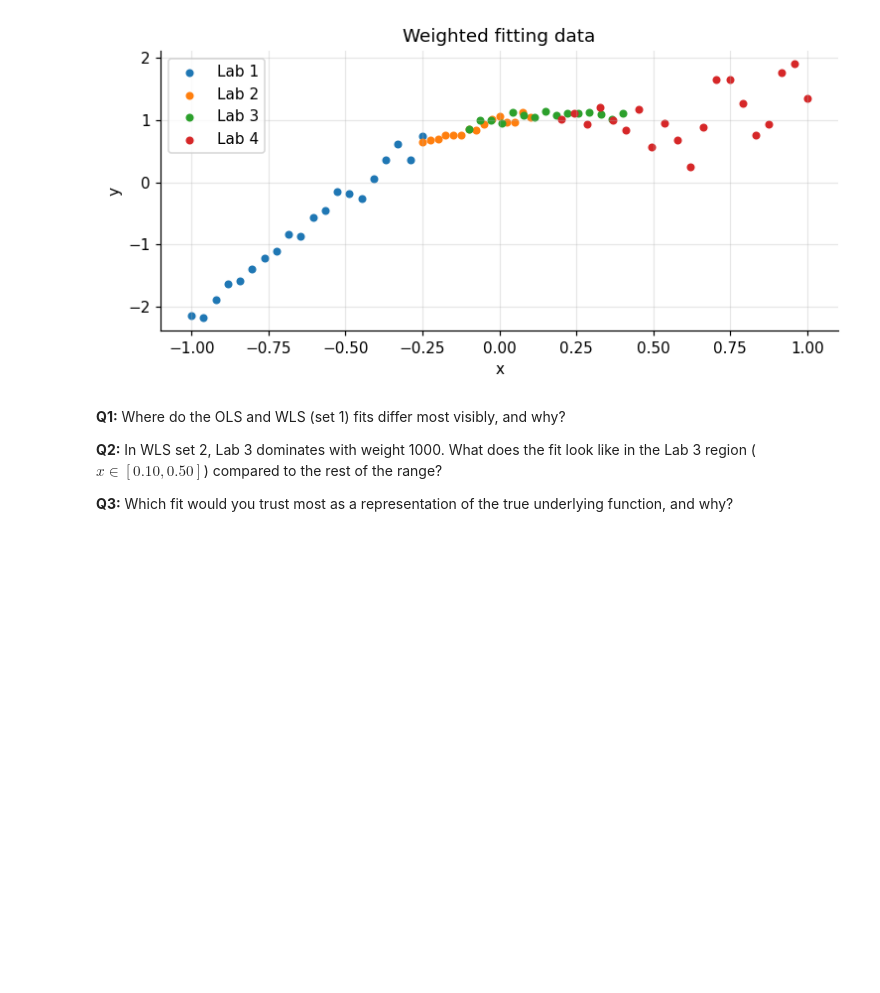
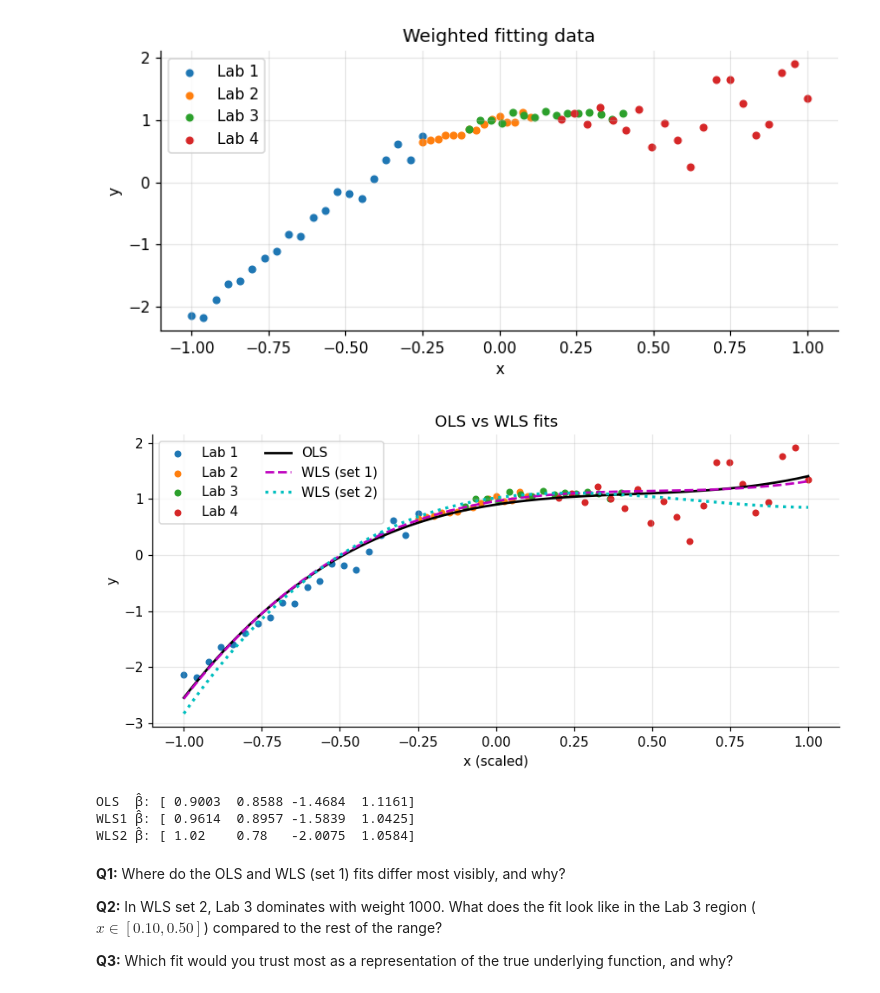
Before and after one commit to RenuBharathi/Python-, a Jupyter notebook: assignments/leastsq/04-lls-01.ipynb, the cells around one changed output. Cells and saved outputs as stored; diff of their text form; code cells hidden in the pictures; blank space fills up the shorter version.

```diff
--- a/assignments/leastsq/04-lls-01.ipynb
+++ b/assignments/leastsq/04-lls-01.ipynb
@@ -573,7 +573,13 @@ def fit_poly_weighted(x, y, w, n):
           (XᵀWX) β = XᵀWy  using np.linalg.solve or np.linalg.lstsq.
     """
     # ── YOUR CODE HERE ────────────────────────────────────────────────────
+    X = vandermonde(x, n)
 
+    W = np.diag(w)
+
+    beta_hat = np.linalg.inv(X.T @ W @ X) @ (X.T @ W @ y)
+
+    return beta_hat
     raise NotImplementedError
     # ──────────────────────────────────────────────────────────────────────
 # %%
@@ -584,39 +590,60 @@ x_sc = x_wls / np.max(np.abs(x_wls))
 # 1. Choose a polynomial order N_POLY by inspecting the scatter plot above.
 # 2. Build weight vector w1 from the reliability ratios in the problem statement
 #    (one weight per data point, based on its lab).
 # 3. Build weight vector w2 for the revised scenario (Lab 3 is 1000× more
 #    reliable than the other labs, which are equally unreliable).
 # 4. Fit OLS and both WLS models using fit_poly / fit_poly_weighted.
 
-N_POLY = ...   # your choice
+N_POLY = 3  # your choice
 
-w1 = ...   # weight set 1
-w2 = ...   # weight set 2
+w1 = np.zeros_like(lab, dtype=float)
 
-beta_ols  = ...
-beta_wls1 = ...
-beta_wls2 = ...
+for i in range(len(lab)):
+    if lab[i] == 1:
+        w1[i] = 1.5
+    elif lab[i] == 2:
+        w1[i] = 2.25
+    elif lab[i] == 3:
+        w1[i] = 9
+    elif lab[i] == 4:
+        w1[i] = 1   # weight set 1
+w2 = np.ones_like(lab, dtype=float)
+
+for i in range(len(lab)):
+    if lab[i] == 3:
+        w2[i] = 1000
+    else:
+        w2[i] = 1   # weight set 2
+
+beta_ols  = fit_poly(x_sc, y_wls, N_POLY)
+beta_wls1 = fit_poly_weighted(x_sc, y_wls, w1, N_POLY)
+beta_wls2 = fit_poly_weighted(x_sc, y_wls, w2, N_POLY)
 # ──────────────────────────────────────────────────────────────────────────
 
 # ── Plot ──────────────────────────────────────────────────────────────────
 x_plot = np.linspace(-1, 1, 300)
 X_plot = vandermonde(x_plot, N_POLY)
 
 fig, ax = plt.subplots(figsize=(8, 4))
 for l, colour in zip([1, 2, 3, 4], ["tab:blue", "tab:orange", "tab:green", "tab:red"]):
     mask = lab == l
     ax.scatter(x_sc[mask], y_wls[mask], s=18, color=colour, label=f"Lab {l}")
 
 ax.plot(x_plot, X_plot @ beta_ols,  "k-",  lw=1.8, label="OLS")
 ax.plot(x_plot, X_plot @ beta_wls1, "m--", lw=1.8, label="WLS (set 1)")
 ax.plot(x_plot, X_plot @ beta_wls2, "c:",  lw=2.2, label="WLS (set 2)")
 ax.set_xlabel("x (scaled)"); ax.set_ylabel("y")
 ax.legend(ncol=2); ax.set_title("OLS vs WLS fits")
 plt.tight_layout(); plt.show()
 
 print("OLS  β̂:", np.round(beta_ols,  4))
 print("WLS1 β̂:", np.round(beta_wls1, 4))
 print("WLS2 β̂:", np.round(beta_wls2, 4))
+# %% [output]
+[figure, added]
+OLS  β̂: [ 0.9003  0.8588 -1.4684  1.1161]
+WLS1 β̂: [ 0.9614  0.8957 -1.5839  1.0425]
+WLS2 β̂: [ 1.02    0.78   -2.0075  1.0584]
 # %% [markdown]
 **Q1:** Where do the OLS and WLS (set 1) fits differ most visibly, and why?
 
```
